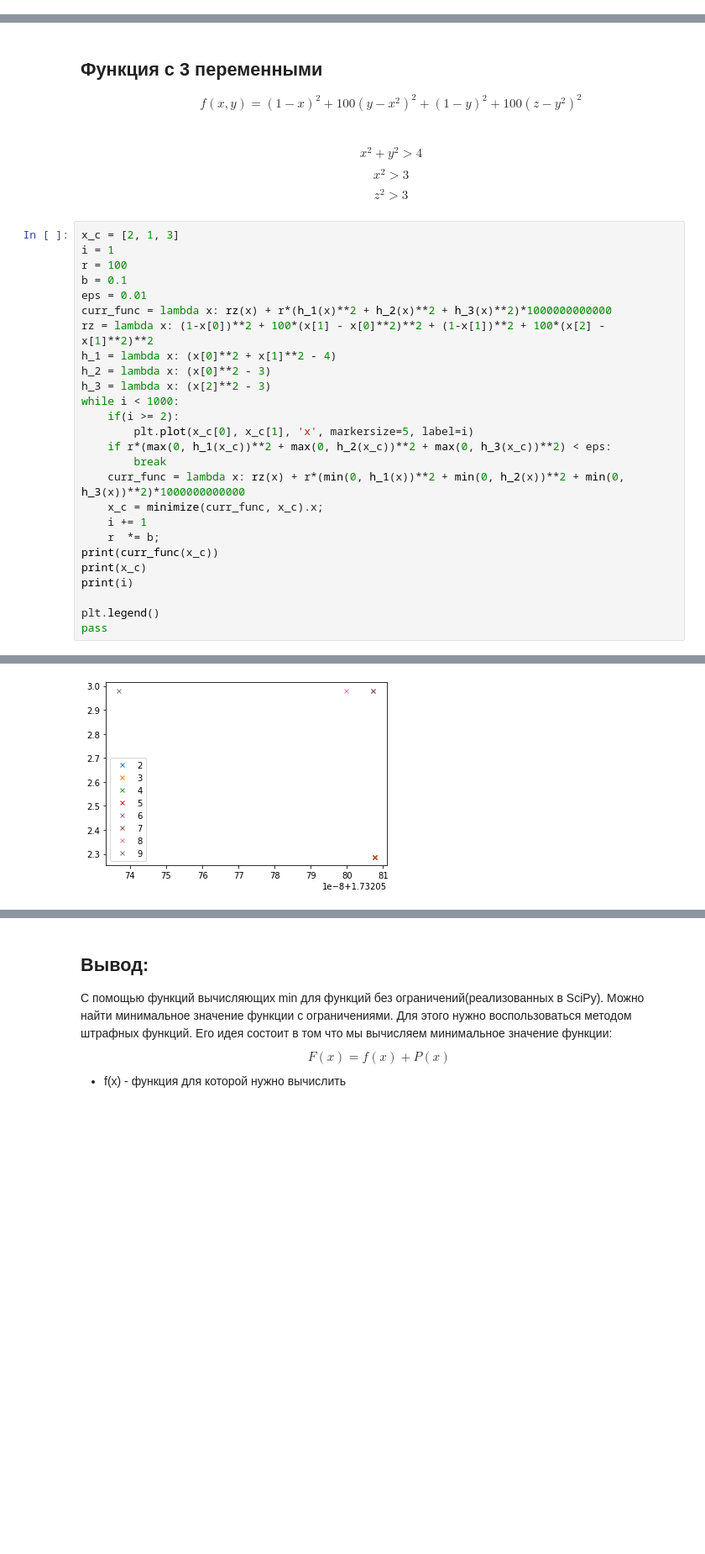
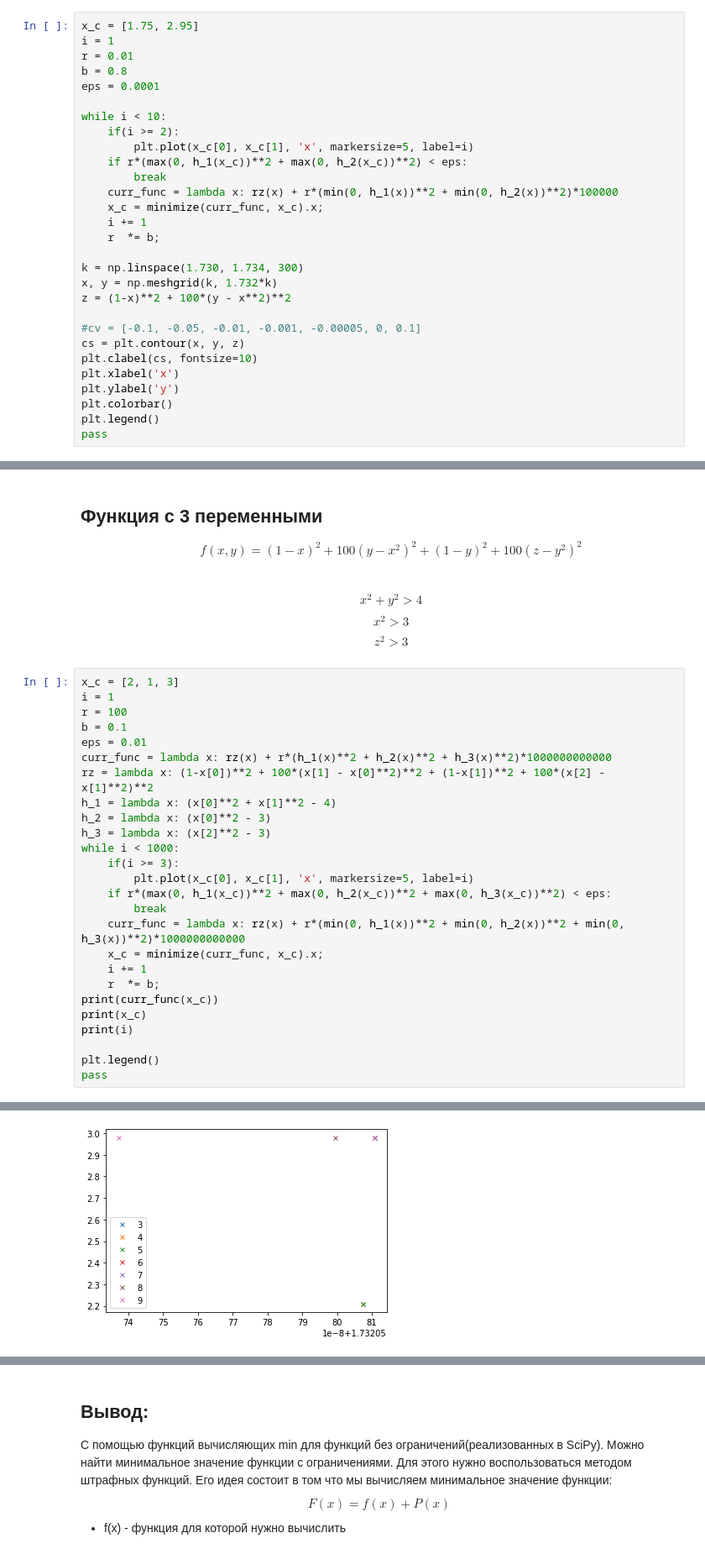
Before and after one commit to UvarkinIlya/ML, a Jupyter notebook: 20.ipynb, the cells around one changed output, grey strips where cells are left out. Shown: that part at 84% size. Saved outputs shown, nothing was run; the diff lists cells and outputs as text; blank space fills up the shorter version.

```diff
--- a/20.ipynb
+++ b/20.ipynb
@@ -189,0 +302,29 @@ pass
+# %%
+x_c = [1.75, 2.95]
+i = 1
+r = 0.01
+b = 0.8
+eps = 0.0001
+
+while i < 10:
+    if(i >= 2):
+        plt.plot(x_c[0], x_c[1], 'x', markersize=5, label=i)
+    if r*(max(0, h_1(x_c))**2 + max(0, h_2(x_c))**2) < eps:
+        break
+    curr_func = lambda x: rz(x) + r*(min(0, h_1(x))**2 + min(0, h_2(x))**2)*100000
+    x_c = minimize(curr_func, x_c).x;
+    i += 1
+    r  *= b;
+
+k = np.linspace(1.730, 1.734, 300)
+x, y = np.meshgrid(k, 1.732*k)
+z = (1-x)**2 + 100*(y - x**2)**2
+
+#cv = [-0.1, -0.05, -0.01, -0.001, -0.00005, 0, 0.1]
+cs = plt.contour(x, y, z)
+plt.clabel(cs, fontsize=10)
+plt.xlabel('x')
+plt.ylabel('y')
+plt.colorbar()
+plt.legend()
+pass
@@ -256,7 +372,7 @@ h_1 = lambda x: (x[0]**2 + x[1]**2 - 4)
 h_2 = lambda x: (x[0]**2 - 3)
 h_3 = lambda x: (x[2]**2 - 3)
 while i < 1000:
-    if(i >= 2):
+    if(i >= 3):
         plt.plot(x_c[0], x_c[1], 'x', markersize=5, label=i)
     if r*(max(0, h_1(x_c))**2 + max(0, h_2(x_c))**2 + max(0, h_3(x_c))**2) < eps:
         break
@@ -276,2 +392,2 @@ pass
 9
-[figure, old version]
+[figure, new version]
```
Also changed, not shown: parts of 17 cells of this notebook.
